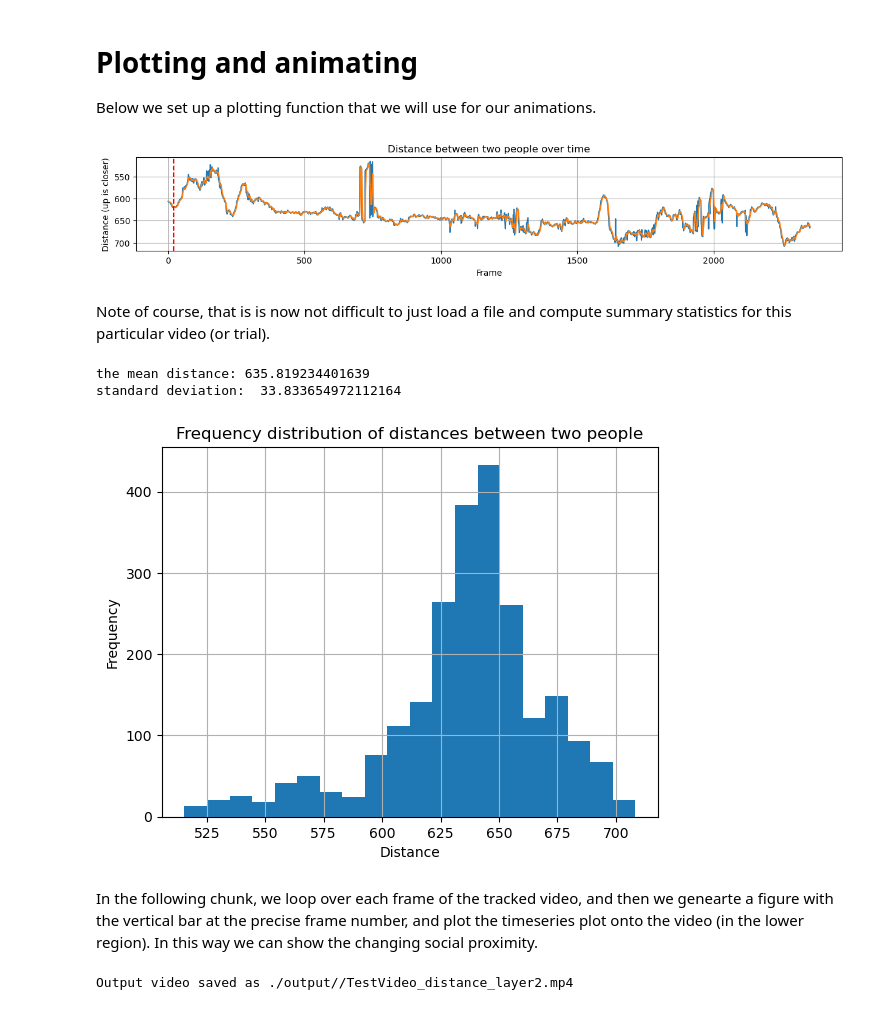
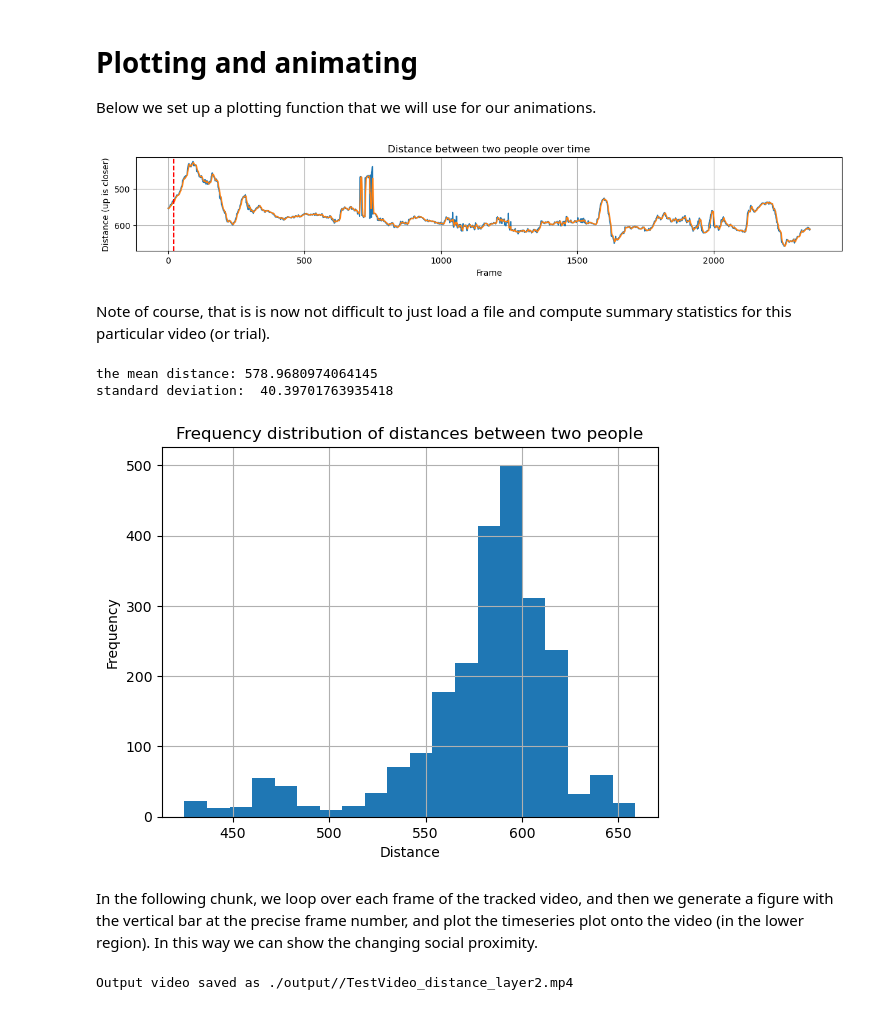
Before and after one commit to WimPouw/envisionBOX_modulesWP, a Jupyter notebook: MultiPersonTrackingYolo/yolo_tracking_social_proximity.ipynb, the cells around one changed output. Drawn from its saved outputs; the diff is of its cells as text; code cells hidden in the pictures.

Commit message:
update social proximity

```diff
--- a/MultiPersonTrackingYolo/yolo_tracking_social_proximity.ipynb
+++ b/MultiPersonTrackingYolo/yolo_tracking_social_proximity.ipynb
@@ -280,7 +377,7 @@ import tempfile
 import cv2
 
 # Load a CSV file with distance data using glob
-distance_data = pd.read_csv(glob.glob(outputfol + '*distance_data*.csv')[0])
+distance_data = pd.read_csv(glob.glob(outputfol + '*processed_data*.csv')[0])
 
 # make a function out of this
 def plot_distance(distance_data, frame, show = False):
@@ -309,31 +406,31 @@ def plot_distance(distance_data, frame, show = False):
 
 test = plot_distance(distance_data, 20, show = True)
 # %% [output]
-[figure, old version]
+[figure, new version]
 # %% [markdown]
 Note of course, that is is now not difficult to just load a file and compute summary statistics for this particular video (or trial).
 # %%
 import pandas as pd
 
 # Load a CSV file with distance data using glob
-distance_data = pd.read_csv(glob.glob(outputfol + '*distance_data*.csv')[0])
+distance_data = pd.read_csv(glob.glob(outputfol + '*processed_data*.csv')[0])
 
 # computing some relevant summary statistcs (mean, sd, and frequency distribution)
 mean_distance = distance_data['distance'].mean()
 sd_distance = distance_data['distance'].std()
 distance_data['distance'].plot.hist(bins=20)
 plt.xlabel('Distance')
 plt.ylabel('Frequency')
 plt.title('Frequency distribution of distances between two people')
 plt.grid()
 print('the mean distance:',  mean_distance)
 print('standard deviation: ', sd_distance)
 # %% [output]
-the mean distance: 635.819234401639
-standard deviation:  33.833654972112164
+the mean distance: 578.9680974064145
+standard deviation:  40.39701763935418
-[figure, old version]
+[figure, new version]
 # %% [markdown]
-In the following chunk, we loop over each frame of the tracked video, and then we genearte a figure with the vertical bar at the precise frame number, and plot the timeseries plot onto the video (in the lower region). In this way we can show the changing social proximity.
+In the following chunk, we loop over each frame of the tracked video, and then we generate a figure with the vertical bar at the precise frame number, and plot the timeseries plot onto the video (in the lower region). In this way we can show the changing social proximity.
 # %%
 import tqdm
 
```
Also changed, not shown: parts of 3 cells of this notebook, 3 other files.
